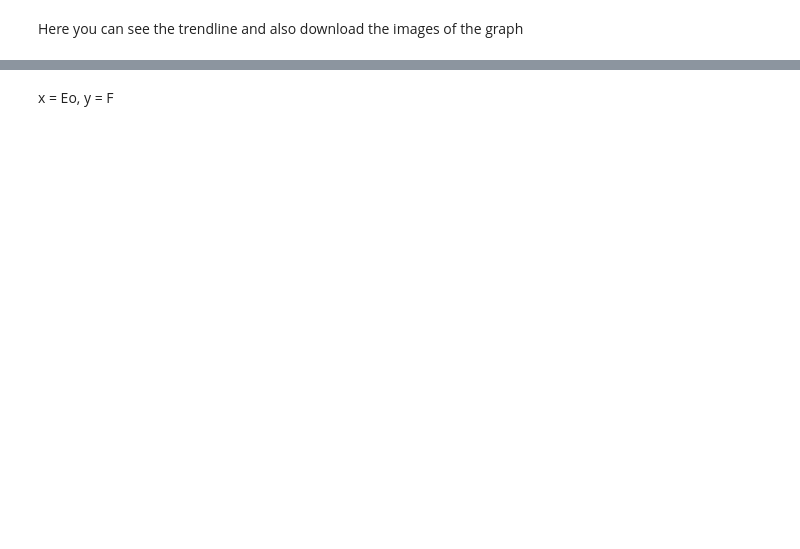
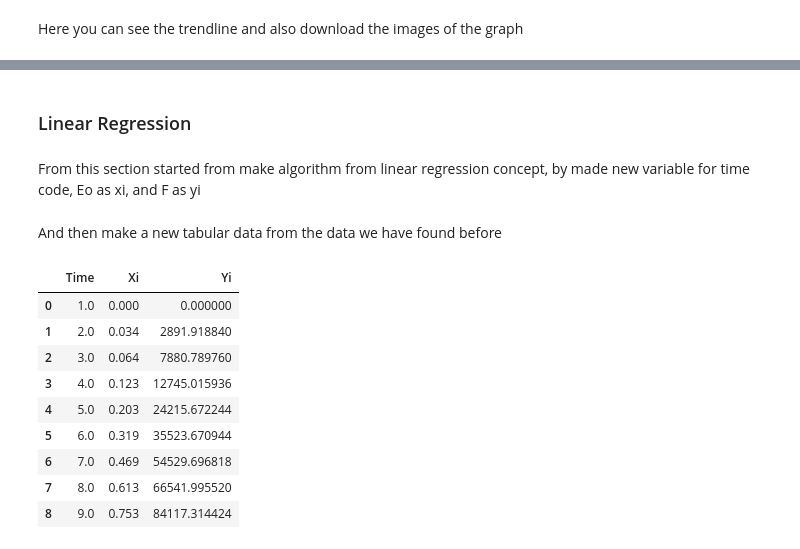
Before and after one commit to faustinaleo18/IOIP-in-Saturated-Reservoir, a Jupyter notebook: Hasil_Project.ipynb, the cells around one changed output, grey strips where cells are left out. Cells and saved outputs as stored; diff of their text form; code cells hidden in the pictures; blank space fills up the shorter version.

```diff
--- a/coret_coretan_tubes.ipynb
+++ b/Hasil_Project.ipynb
@@ -146,3 +159,26 @@ x_and_y
-# %% [markdown]
-x = Eo,
-y = F
+# %% [markdown]
+### Linear Regression
+# %% [markdown]
+From this section started from make algorithm from linear regression concept, by made new variable for time code, Eo as xi, and F as yi
+# %%
+i = list_time
+xi = list_eo
+yi = list_f
+# %% [markdown]
+And then make a new tabular data from the data we have found before
+# %%
+new_array = np.array((i, xi, yi))
+new_data = pd.DataFrame(new_array.transpose(), columns=["Time", "Xi", "Yi"])
+
+new_data
+# %% [output]
+|  | Time | Xi | Yi |
+| 0 | 1.0 | 0.000 | 0.000000 |
+| 1 | 2.0 | 0.034 | 2891.918840 |
+| 2 | 3.0 | 0.064 | 7880.789760 |
+| 3 | 4.0 | 0.123 | 12745.015936 |
+| 4 | 5.0 | 0.203 | 24215.672244 |
+| 5 | 6.0 | 0.319 | 35523.670944 |
+| 6 | 7.0 | 0.469 | 54529.696818 |
+| 7 | 8.0 | 0.613 | 66541.995520 |
+| 8 | 9.0 | 0.753 | 84117.314424 |
```
Also changed, not shown: parts of 41 cells of this notebook.
